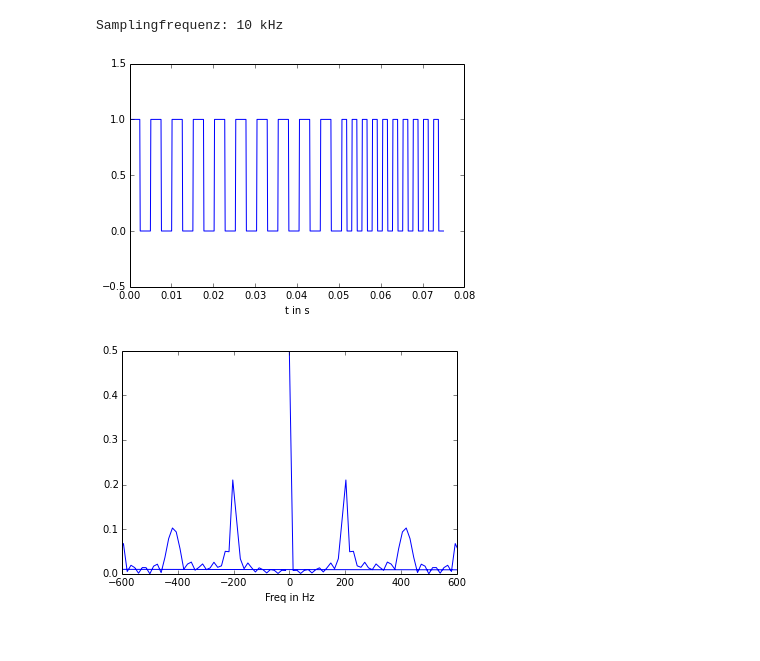
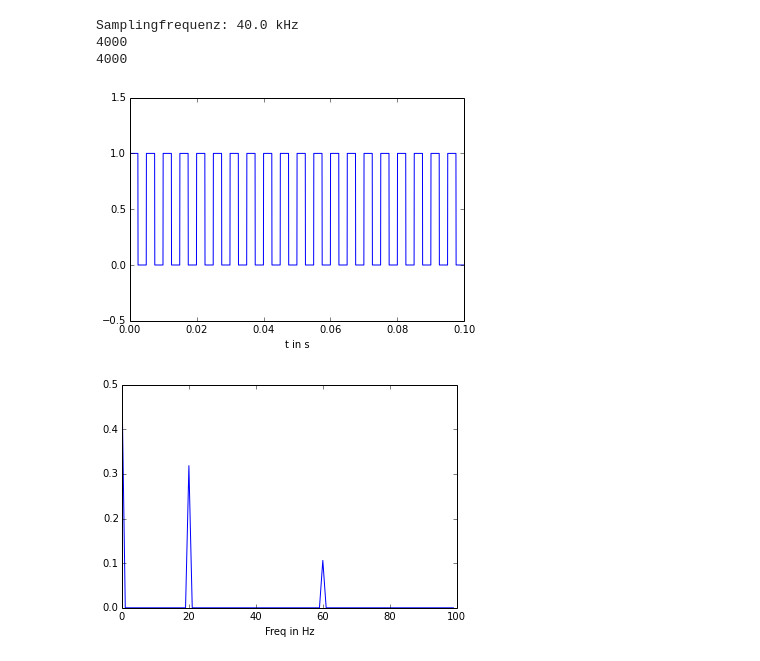
Before and after one commit to wachtlerlab/RWeiss, a Jupyter notebook: Freqchange + FFT.ipynb, the cells around one changed output. Cells and saved outputs as stored; diff of their text form; code cells hidden in the pictures.

```diff
--- a/Freqchange + FFT.ipynb
+++ b/Freqchange + FFT.ipynb
@@ -1,25 +1,29 @@
 # %%
-def freqchange(freq1, freq2, f_sample=10000, N=10):
+def freqchange(freq1, freq2, f_sample=40000, N=10):
     "Erstellt einen Frequenzübergang Freq1 auf Freq2 mit je N Perioden Rechteckfunktion und entsprechende FFT"
     freq1, freq2 = float(freq1), float(freq2)
-    print "Samplingfrequenz:", f_sample/1000, "kHz"
+    print "Samplingfrequenz:", f_sample/1000., "kHz"
     f1 = tile(concatenate((ones(f_sample/(2*freq1)), zeros(f_sample/(2*freq1))), axis=1), N)
     f2 = tile(concatenate((ones(f_sample/(2*freq2)), zeros(f_sample/(2*freq2))), axis=1), N)
     f = concatenate((f1, f2), axis=1)
-    xaxis = linspace(0, (N/freq1)+(N/freq2), f.size)
+    xaxis = arange(0, (N/freq1)+(N/freq2), ((N/freq1)+(N/freq2))/f.size)
+    print f.size
+    print xaxis.size
     plot(xaxis, f)
     plt.xlabel('t in s')
     plt.ylim(-0.5,1.5)
     figure()
     FT = fft.fft(f)/f.size
-    faxis = fft.fftfreq(f.size, (1./f_sample))
-    plot(faxis, abs(FT))
-    plt.xlim(-(freq1+freq2), (freq1+freq2))
+    faxis = fft.fftfreq(f.size, (1./f.size))
+    plot(faxis[:100], abs(FT[:100]))
     plt.xlabel('Freq in Hz')
+    #print abs(FT[])
     return f;
 
-x = freqchange(200,400)
+x = freqchange(200,200)
 # %% [output]
-Samplingfrequenz: 10 kHz
+Samplingfrequenz: 40.0 kHz
+4000
+4000
-[figure, old version]
+[figure, new version]
-[figure, old version]
+[figure, new version]
```
Also changed, not shown: 9 other files.
